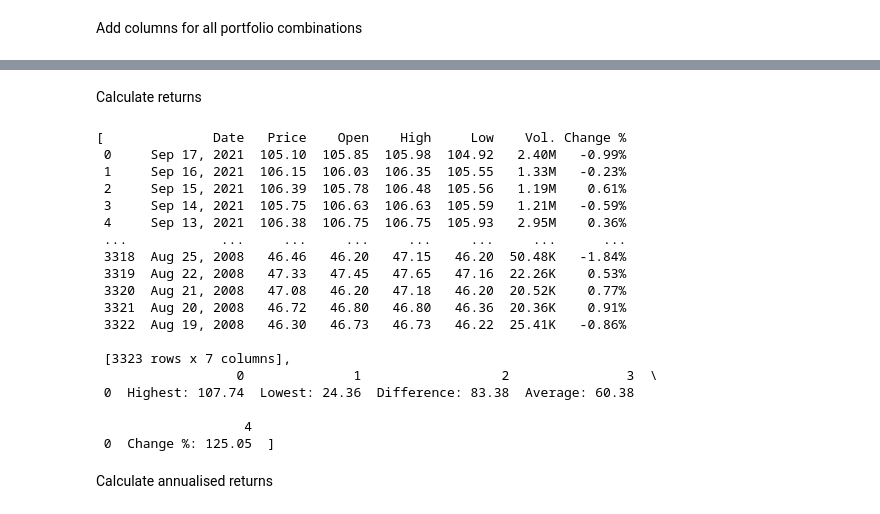
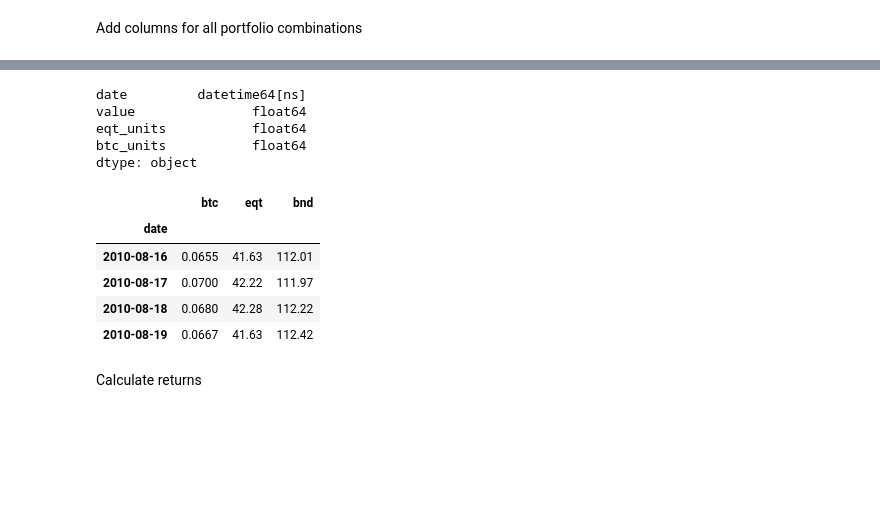
Before and after one commit to mihailthebuilder/crypto-research, a Jupyter notebook: btc.ipynb, the cells around one changed output, grey strips where cells are left out. Cells and saved outputs as stored; diff of their text form; code cells hidden in the pictures; blank space fills up the shorter version.

```diff
--- a/btc.ipynb
+++ b/btc.ipynb
@@ -88,5 +88,5 @@ NOTE: the Bitcoin DataFrame covers all days in the time series.
 # %%
 combined_df = pd.concat([btc,vt,iglo], axis=1)
 
-columns = ["btc","equities","bonds"]
+columns = ["btc","eqt","bnd"]
 combined_df.columns = columns
@@ -95,7 +95,7 @@ Take out first rows until all are not `NaN`
 # %%
 non_nulls = combined_df[
-    (combined_df["btc"]>0) & (combined_df["bonds"]>0)
-    & (combined_df["equities"]>0)]
+    (combined_df["btc"]>0) & (combined_df["bnd"]>0)
+    & (combined_df["eqt"]>0)]
 
 df_start = non_nulls.index[0]
 df_end = non_nulls.index[-1]
@@ -215,8 +217,22 @@ Add columns for all portfolio combinations
 # %%
 backtest_df = combined_df.copy()
 
-backtest_df.columns = ["Bitcoin", "Equities", "Bonds"]
-backtest_df["10% Bitcoin / 90% Equities"] = 0.1 * backtest_df["Bitcoin"] + 0.90 * backtest_df["Equities"]
-backtest_df["10% Bitcoin / 90% Bonds"] = 0.1 * backtest_df["Bitcoin"] + 0.9 * backtest_df["Bonds"]
-backtest_df["80%\ Equities / 20% Bonds"] = 0.8 * backtest_df["Equities"] + 0.2 * backtest_df["Bonds"]
-backtest_df["10% Bitcoin / 75% Equities / 15% Bonds"] = 0.1 * backtest_df["Bitcoin"] + 0.75 * backtest_df["Equities"] + 0.15 * backtest_df["Bonds"]
+WEIGHTS = {
+    "btc": 0.1,
+    "eqt": {
+        "btc": 0.9,
+        "bnd": 0.8,
+        "btc_bnd": 0.75
+    },
+    "bnd": {
+        "eqt": 0.2,
+        "btc": 0.9,
+        "btc_eqt": 0.15
+    }
+}
+
+# backtest_df.columns = ["Bitcoin", "Equities", "Bonds"]
+# backtest_df["10% Bitcoin / 90% Equities"] = 0.1 * backtest_df["Bitcoin"] + 0.90 * backtest_df["Equities"]
+# backtest_df["10% Bitcoin / 90% Bonds"] = 0.1 * backtest_df["Bitcoin"] + 0.9 * backtest_df["Bonds"]
+# backtest_df["80%\ Equities / 20% Bonds"] = 0.8 * backtest_df["Equities"] + 0.2 * backtest_df["Bonds"]
+# backtest_df["10% Bitcoin / 75% Equities / 15% Bonds"] = 0.1 * backtest_df["Bitcoin"] + 0.75 * backtest_df["Equities"] + 0.15 * backtest_df["Bonds"]
@@ -223,3 +304,20 @@ backtest_df["10% Bitcoin / 75% Equities / 15% Bonds"] = 0.1 * backtest_df["Bitco
+# %%
+btc_eqt_df.dtypes
+# %% [output]
+date         datetime64[ns]
+value               float64
+eqt_units           float64
+btc_units           float64
+dtype: object
+# %%
+backtest_df.loc[df_start:df_start+relativedelta(days=3)]
+# %% [output]
+|  | btc | eqt | bnd |
+| date |  |  |  |
+| 2010-08-16 | 0.0655 | 41.63 | 112.01 |
+| 2010-08-17 | 0.0700 | 42.22 | 111.97 |
+| 2010-08-18 | 0.0680 | 42.28 | 112.22 |
+| 2010-08-19 | 0.0667 | 41.63 | 112.42 |
 # %% [markdown]
 Calculate returns
 # %%
@@ -252,26 +326,0 @@ response = requests.post(url, data=payload, headers=headers)
-# %%
-import pandas as pd
-
-pd.read_html(response.content)
-# %% [output]
-[              Date   Price    Open    High     Low    Vol. Change %
- 0     Sep 17, 2021  105.10  105.85  105.98  104.92   2.40M   -0.99%
- 1     Sep 16, 2021  106.15  106.03  106.35  105.55   1.33M   -0.23%
- 2     Sep 15, 2021  106.39  105.78  106.48  105.56   1.19M    0.61%
- 3     Sep 14, 2021  105.75  106.63  106.63  105.59   1.21M   -0.59%
- 4     Sep 13, 2021  106.38  106.75  106.75  105.93   2.95M    0.36%
- ...            ...     ...     ...     ...     ...     ...      ...
- 3318  Aug 25, 2008   46.46   46.20   47.15   46.20  50.48K   -1.84%
- 3319  Aug 22, 2008   47.33   47.45   47.65   47.16  22.26K    0.53%
- 3320  Aug 21, 2008   47.08   46.20   47.18   46.20  20.52K    0.77%
- 3321  Aug 20, 2008   46.72   46.80   46.80   46.36  20.36K    0.91%
- 3322  Aug 19, 2008   46.30   46.73   46.73   46.22  25.41K   -0.86%
-
- [3323 rows x 7 columns],
-                  0              1                  2               3  \
- 0  Highest: 107.74  Lowest: 24.36  Difference: 83.38  Average: 60.38
-
-                   4
- 0  Change %: 125.05  ]
-# %% [markdown]
-Calculate annualised returns
```
Also changed, not shown: parts of 10 cells of this notebook.
